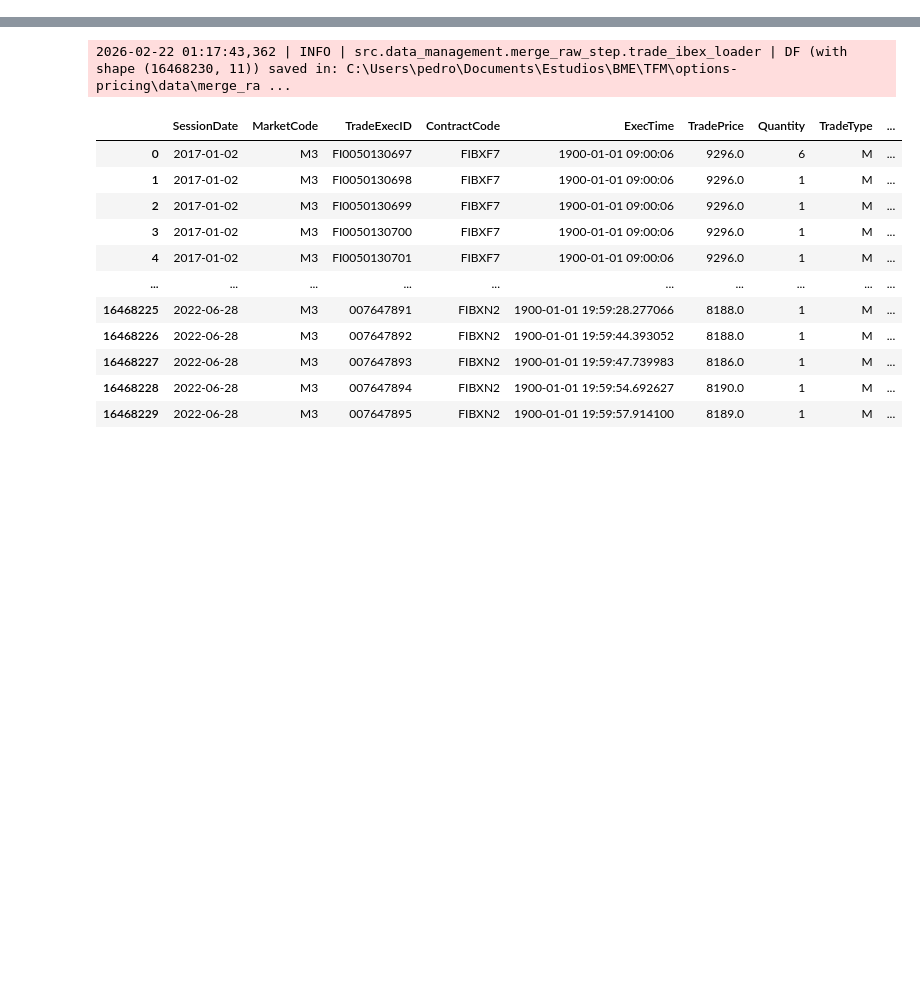
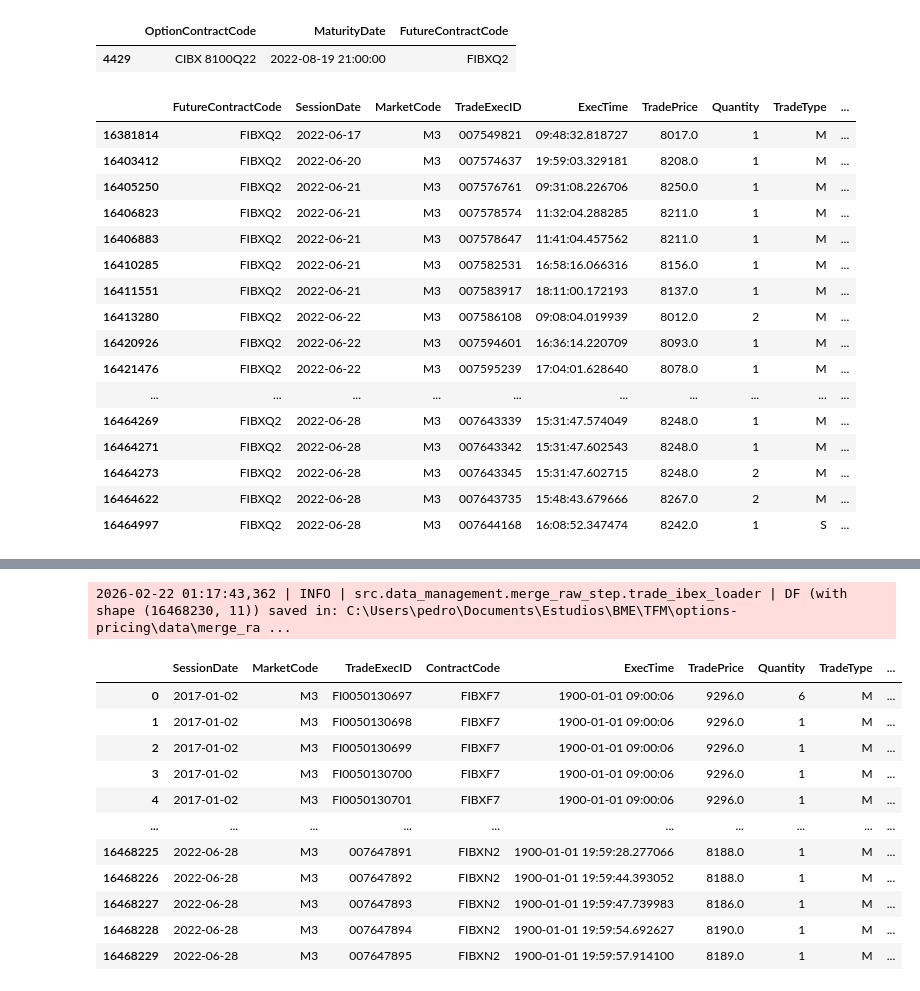
Before and after one commit to epiblasfunds/options-pricing, a Jupyter notebook: data.ipynb, the cells around one changed output, grey strips where cells are left out. Cells and saved outputs as stored; diff of their text form; code cells hidden in the pictures; blank space fills up the shorter version.

```diff
--- a/data.ipynb
+++ b/data.ipynb
@@ -23,0 +47,25 @@ MissingValuesError: Missing values found for Options-Underlying candidates.
+# %%
+options_underlying_ibex_db[options_underlying_ibex_db["OptionContractCode"] == "CIBX 8100Q22"]
+# %% [output]
+|  | OptionContractCode | MaturityDate | FutureContractCode |
+| 4429 | CIBX 8100Q22 | 2022-08-19 21:00:00 | FIBXQ2 |
+# %%
+futures_trade_ibex_db[futures_trade_ibex_db["FutureContractCode"] == "FIBXQ2"]
+# %% [output]
+|  | FutureContractCode | SessionDate | MarketCode | TradeExecID | ExecTime | TradePrice | Quantity | TradeType | ... |
+| 16381814 | FIBXQ2 | 2022-06-17 | M3 | 007549821 | 09:48:32.818727 | 8017.0 | 1 | M | ... |
+| 16403412 | FIBXQ2 | 2022-06-20 | M3 | 007574637 | 19:59:03.329181 | 8208.0 | 1 | M | ... |
+| 16405250 | FIBXQ2 | 2022-06-21 | M3 | 007576761 | 09:31:08.226706 | 8250.0 | 1 | M | ... |
+| 16406823 | FIBXQ2 | 2022-06-21 | M3 | 007578574 | 11:32:04.288285 | 8211.0 | 1 | M | ... |
+| 16406883 | FIBXQ2 | 2022-06-21 | M3 | 007578647 | 11:41:04.457562 | 8211.0 | 1 | M | ... |
+| 16410285 | FIBXQ2 | 2022-06-21 | M3 | 007582531 | 16:58:16.066316 | 8156.0 | 1 | M | ... |
+| 16411551 | FIBXQ2 | 2022-06-21 | M3 | 007583917 | 18:11:00.172193 | 8137.0 | 1 | M | ... |
+| 16413280 | FIBXQ2 | 2022-06-22 | M3 | 007586108 | 09:08:04.019939 | 8012.0 | 2 | M | ... |
+| 16420926 | FIBXQ2 | 2022-06-22 | M3 | 007594601 | 16:36:14.220709 | 8093.0 | 1 | M | ... |
+| 16421476 | FIBXQ2 | 2022-06-22 | M3 | 007595239 | 17:04:01.628640 | 8078.0 | 1 | M | ... |
+| ... | ... | ... | ... | ... | ... | ... | ... | ... | ... |
+| 16464269 | FIBXQ2 | 2022-06-28 | M3 | 007643339 | 15:31:47.574049 | 8248.0 | 1 | M | ... |
+| 16464271 | FIBXQ2 | 2022-06-28 | M3 | 007643342 | 15:31:47.602543 | 8248.0 | 1 | M | ... |
+| 16464273 | FIBXQ2 | 2022-06-28 | M3 | 007643345 | 15:31:47.602715 | 8248.0 | 2 | M | ... |
+| 16464622 | FIBXQ2 | 2022-06-28 | M3 | 007643735 | 15:48:43.679666 | 8267.0 | 2 | M | ... |
+| 16464997 | FIBXQ2 | 2022-06-28 | M3 | 007644168 | 16:08:52.347474 | 8242.0 | 1 | S | ... |
```
Also changed, not shown: parts of 12 cells of this notebook, 38 other files.
